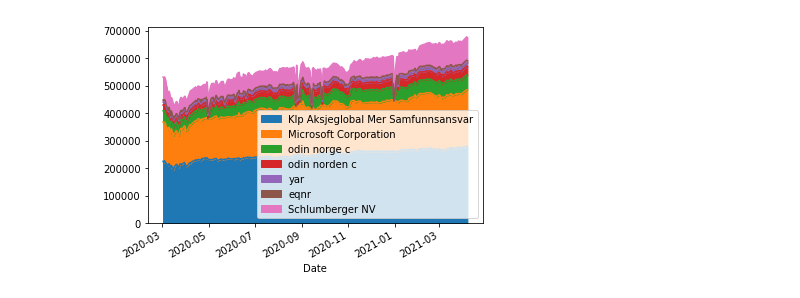
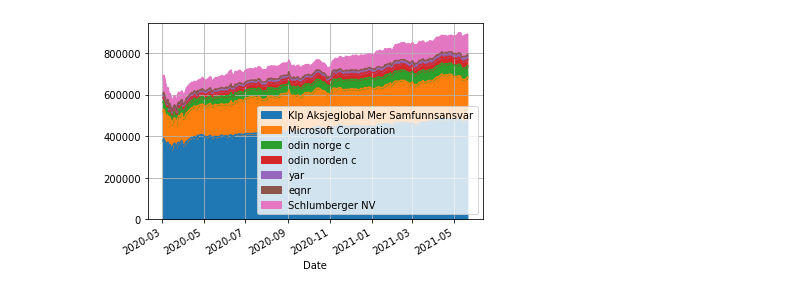
Before and after one commit to ivarbratberg/finans, a Jupyter notebook: finance.ipynb, the cells around one changed output. Cells and saved outputs as stored; diff of their text form; code cells hidden in the pictures.

```diff
--- a/finance.ipynb
+++ b/finance.ipynb
@@ -60,5 +56,19 @@ NameError: name 'df' is not defined
-# %%
-cm.plot.area()
-plt.show()
-# %% [output]
-[figure, removed]
+# %%
+# Get unique dates
+import pandas as pd
+sm = None
+highs = None
+cm = pd.DataFrame()
+
+a = raw_values[0]
+u = raw_values[0].index
+for a in raw_values[1:]:
+    u.append(a.index)
+u = u.unique()
+cm = pd.DataFrame(u)
+col_names = ['Date']
+for a,t in zip(raw_values, p):
+  ser = a['High']*t[2]*t[1]
+  cm=cm.merge(ser, on='Date')
+  col_names.append(t[0])
+cm.columns =  col_names # ['a','b','c','d','e','f','g','h']#
@@ -64,0 +92,9 @@ plt.show()
+# %%
+
+sb = cm
+sb.set_index(['Date'],inplace=True)
+sb.plot.area()
+plt.grid()
+plt.show()
+# %% [output]
+[figure, added]
```
Also changed, not shown: parts of 5 cells of this notebook.
